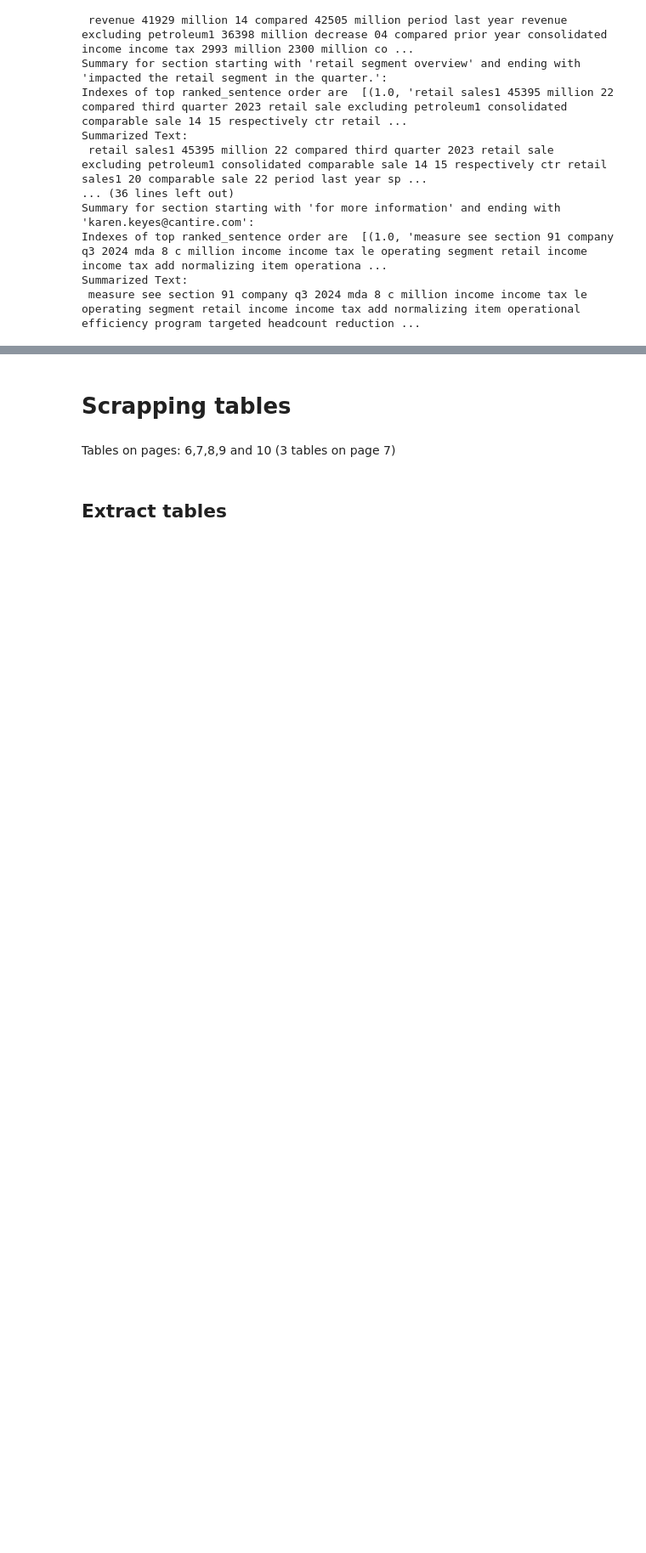
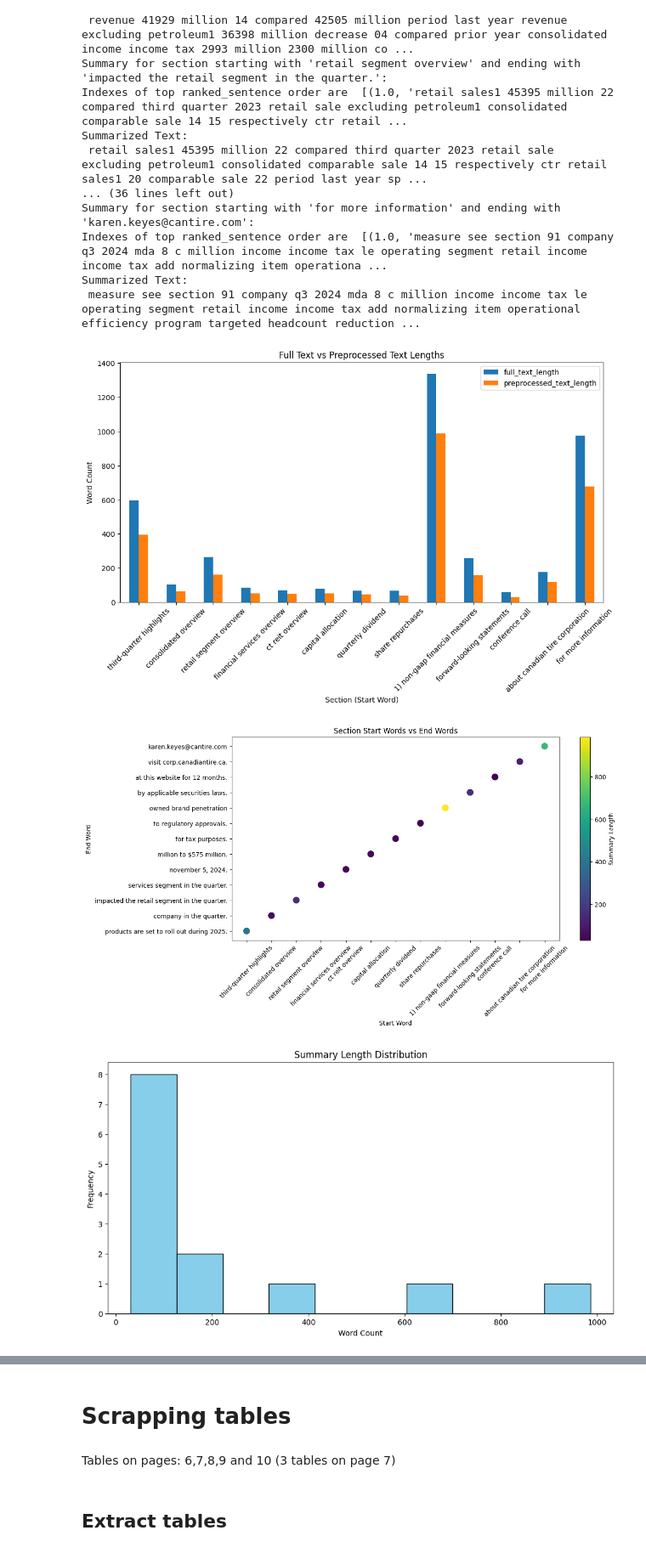
Before and after one commit to andrejet55/CTQuarterReportScrapping, a Jupyter notebook: PDF_Scrapping_on_CT_report.ipynb, the cells around one changed output, grey strips where cells are left out. Shown at 85% size. Cells and saved outputs as stored; diff of their text form; code cells hidden in the pictures; blank space fills up the shorter version.

```diff
--- a/PDF_Scrapping_on_CT_report.ipynb
+++ b/PDF_Scrapping_on_CT_report.ipynb
@@ -257,3 +257,66 @@ Summary for section starting with 'for more information' and ending with 'karen.
 Indexes of top ranked_sentence order are  [(1.0, 'measure see section 91 company q3 2024 mda 8 c million income income tax le operating segment retail income income tax add normalizing item operationa ...
 Summarized Text:
  measure see section 91 company q3 2024 mda 8 c million income income tax le operating segment retail income income tax add normalizing item operational efficiency program targeted headcount reduction ...
+# %%
+import matplotlib.pyplot as plt
+from wordcloud import WordCloud
+import json
+
+def visualize_processed_data(processed_data):
+    # Convert processed data to a DataFrame for easier visualization
+    df = pd.DataFrame(processed_data['document_sections'])
+
+    # Add columns for word counts
+    df['full_text_length'] = df['full_text'].apply(lambda x: len(x.split()))
+    df['preprocessed_text_length'] = df['preprocessed_text'].apply(lambda x: len(x.split()))
+    df['summary_length'] = df['summary'].apply(lambda x: len(' '.join(x).split()) if isinstance(x, list) else len(x.split()))
+
+    # 1. Bar Chart: Full Text vs Preprocessed Text Lengths
+    df[['start_word', 'full_text_length', 'preprocessed_text_length']].set_index('start_word').plot(
+        kind='bar', figsize=(12, 6)
+    )
+    plt.title('Full Text vs Preprocessed Text Lengths')
+    plt.ylabel('Word Count')
+    plt.xlabel('Section (Start Word)')
+    plt.xticks(rotation=45)
+    plt.show()
+
+    # 2. Scatter Plot: Start Word vs End Word
+    plt.figure(figsize=(12, 6))
+    plt.scatter(df['start_word'], df['end_word'], c=df['summary_length'], cmap='viridis', s=100)
+    plt.colorbar(label='Summary Length')
+    plt.title('Section Start Words vs End Words')
+    plt.xlabel('Start Word')
+    plt.ylabel('End Word')
+    plt.xticks(rotation=45)
+    plt.show()
+
+    # 3. Histogram: Summary Length Distribution
+    plt.figure(figsize=(12, 6))
+    plt.hist(df['summary_length'], bins=10, color='skyblue', edgecolor='black')
+    plt.title('Summary Length Distribution')
+    plt.xlabel('Word Count')
+    plt.ylabel('Frequency')
+    plt.show()
+
+    # 4. Word Cloud: Summaries
+    all_summaries = ' '.join([' '.join(s) if isinstance(s, list) else s for s in df['summary']])
+    wordcloud = WordCloud(width=800, height=400, background_color='white').generate(all_summaries)
+
+    plt.figure(figsize=(10, 6))
+    plt.imshow(wordcloud, interpolation='bilinear')
+    plt.axis('off')
+    plt.title('Word Cloud of Summaries')
+    plt.show()
+
+# Example usage
+# Load processed data from JSON
+with open('processed_document.json', 'r') as file:
+    processed_data = json.load(file)
+
+# Visualize
+visualize_processed_data(processed_data)
+# %% [output]
+[figure, added]
+[figure, added]
+[figure, added]
```
Also changed, not shown: parts of 2 cells of this notebook.
